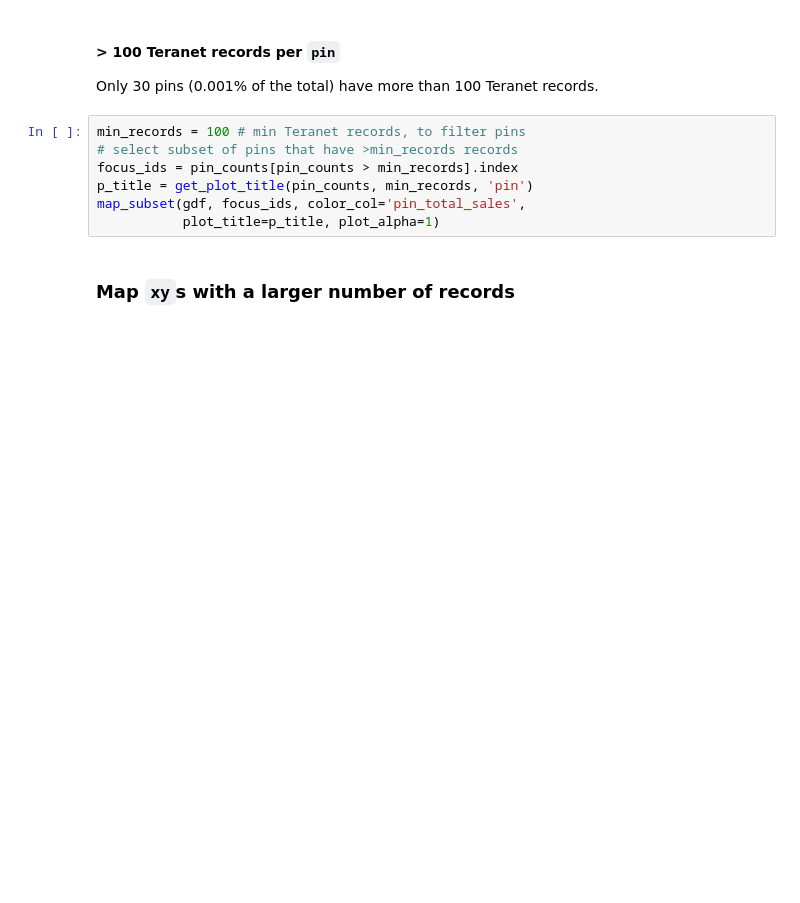
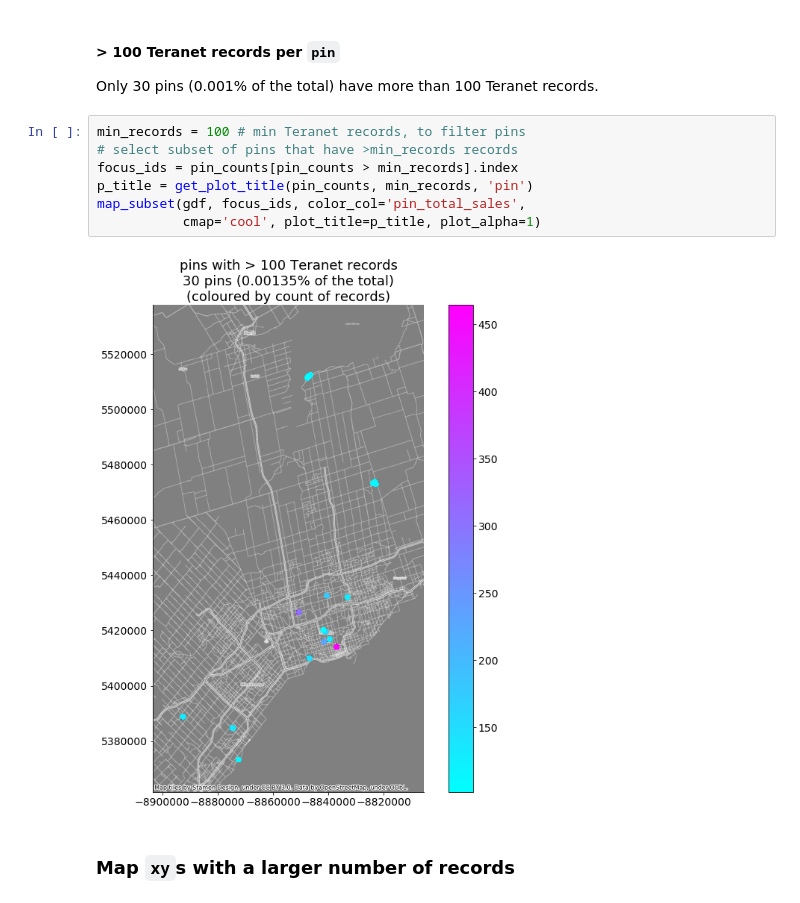
Before and after one commit to stepan-o/geo, a Jupyter notebook: notebooks/EDA/Teranet_new_cols_EDA.ipynb, the cells around one changed output. Cells and saved outputs as stored; diff of their text form; blank space fills up the shorter version.

Commit message:
change color maps to 'cool'

```diff
--- a/notebooks/EDA/Teranet_new_cols_EDA.ipynb
+++ b/notebooks/EDA/Teranet_new_cols_EDA.ipynb
@@ -259,10 +345,12 @@ Only 30 pins (0.001% of the total) have more than 100 Teranet records.
 # %%
 min_records = 100 # min Teranet records, to filter pins
 # select subset of pins that have >min_records records
 focus_ids = pin_counts[pin_counts > min_records].index
 p_title = get_plot_title(pin_counts, min_records, 'pin')
 map_subset(gdf, focus_ids, color_col='pin_total_sales',
-           plot_title=p_title, plot_alpha=1)
+           cmap='cool', plot_title=p_title, plot_alpha=1)
+# %% [output]
+[figure, added]
 # %% [markdown]
 ### Map `xy`s with a larger number of records
 # %%
```
Also changed, not shown: parts of 22 cells of this notebook.
